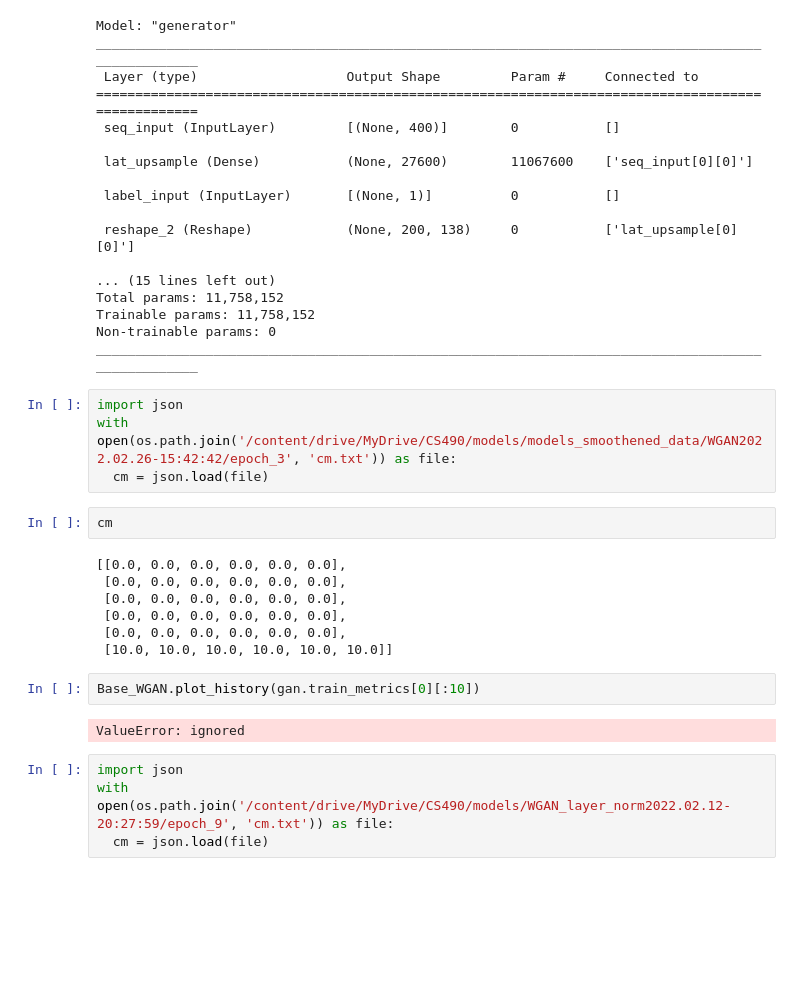
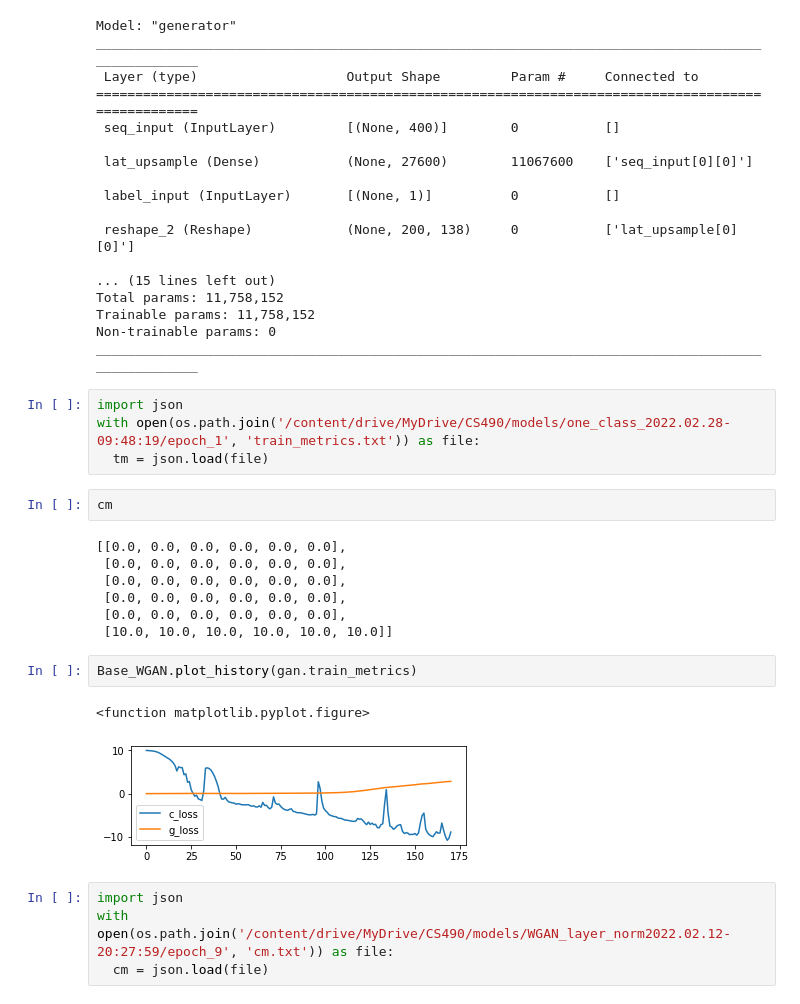
Before and after one commit to arnisafazla/CS490-Senior-Research-Project, a Jupyter notebook: setup.ipynb, the cells around one changed output. Drawn from its saved outputs; the diff is of its cells as text; blank space fills up the shorter version.

```diff
--- a/setup.ipynb
+++ b/setup.ipynb
@@ -262,8 +296,8 @@ Non-trainable params: 0
 __________________________________________________________________________________________________
 # %%
 import json
-with open(os.path.join('/content/drive/MyDrive/CS490/models/models_smoothened_data/WGAN2022.02.26-15:42:42/epoch_3', 'cm.txt')) as file:
-  cm = json.load(file)
+with open(os.path.join('/content/drive/MyDrive/CS490/models/one_class_2022.02.28-09:48:19/epoch_1', 'train_metrics.txt')) as file:
+  tm = json.load(file)
 # %%
 cm
 # %% [output]
@@ -274,9 +308,10 @@ cm
  [0.0, 0.0, 0.0, 0.0, 0.0, 0.0],
  [10.0, 10.0, 10.0, 10.0, 10.0, 10.0]]
 # %%
-Base_WGAN.plot_history(gan.train_metrics[0][:10])
+Base_WGAN.plot_history(gan.train_metrics)
 # %% [output]
-ValueError: ignored
+<function matplotlib.pyplot.figure>
+[figure, added]
 # %%
 import json
 with open(os.path.join('/content/drive/MyDrive/CS490/models/WGAN_layer_norm2022.02.12-20:27:59/epoch_9', 'cm.txt')) as file:
```
Also changed, not shown: parts of 19 cells of this notebook, 1 other file.
